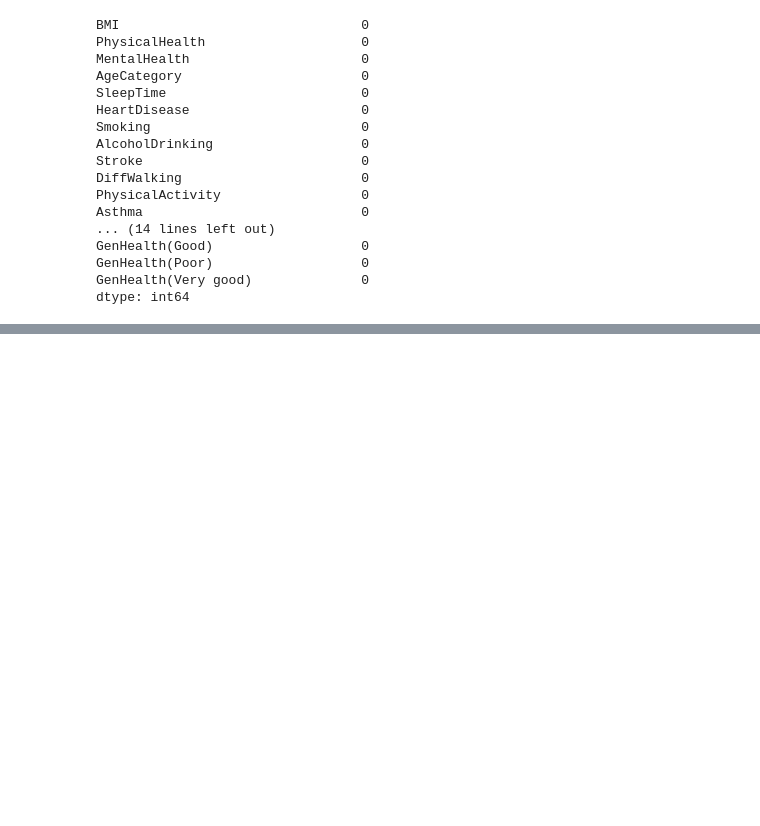
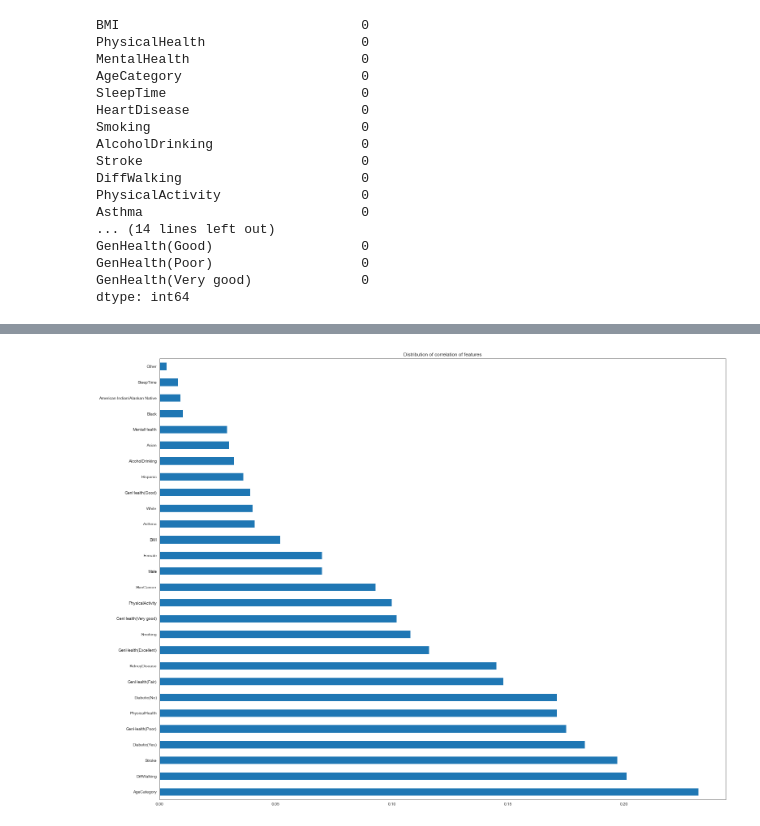
Before and after one commit to COGS118A/Group011-Sp22, a Jupyter notebook: Data Cleaning.ipynb, the cells around one changed output, grey strips where cells are left out. Cells and saved outputs as stored; diff of their text form; code cells hidden in the pictures; blank space fills up the shorter version.

```diff
--- a/Data Cleaning.ipynb
+++ b/Data Cleaning.ipynb
@@ -281,0 +292,12 @@ dtype: int64
+# %%
+corr_result = pd.DataFrame(correlation.loc["HeartDisease"])
+corr_result = abs(corr_result.drop(["HeartDisease"]))
+corr_result = corr_result.sort_values("HeartDisease", ascending = False)
+sns.set_style('white')
+sns.set_palette('tab10')
+plt.figure(figsize = (25,20))
+plt.title('Distribution of correlation of features')
+abs(corr_result['HeartDisease']).plot.barh()
+plt.show()
+# %% [output]
+[figure, added]
```
Also changed, not shown: parts of 6 cells of this notebook.
